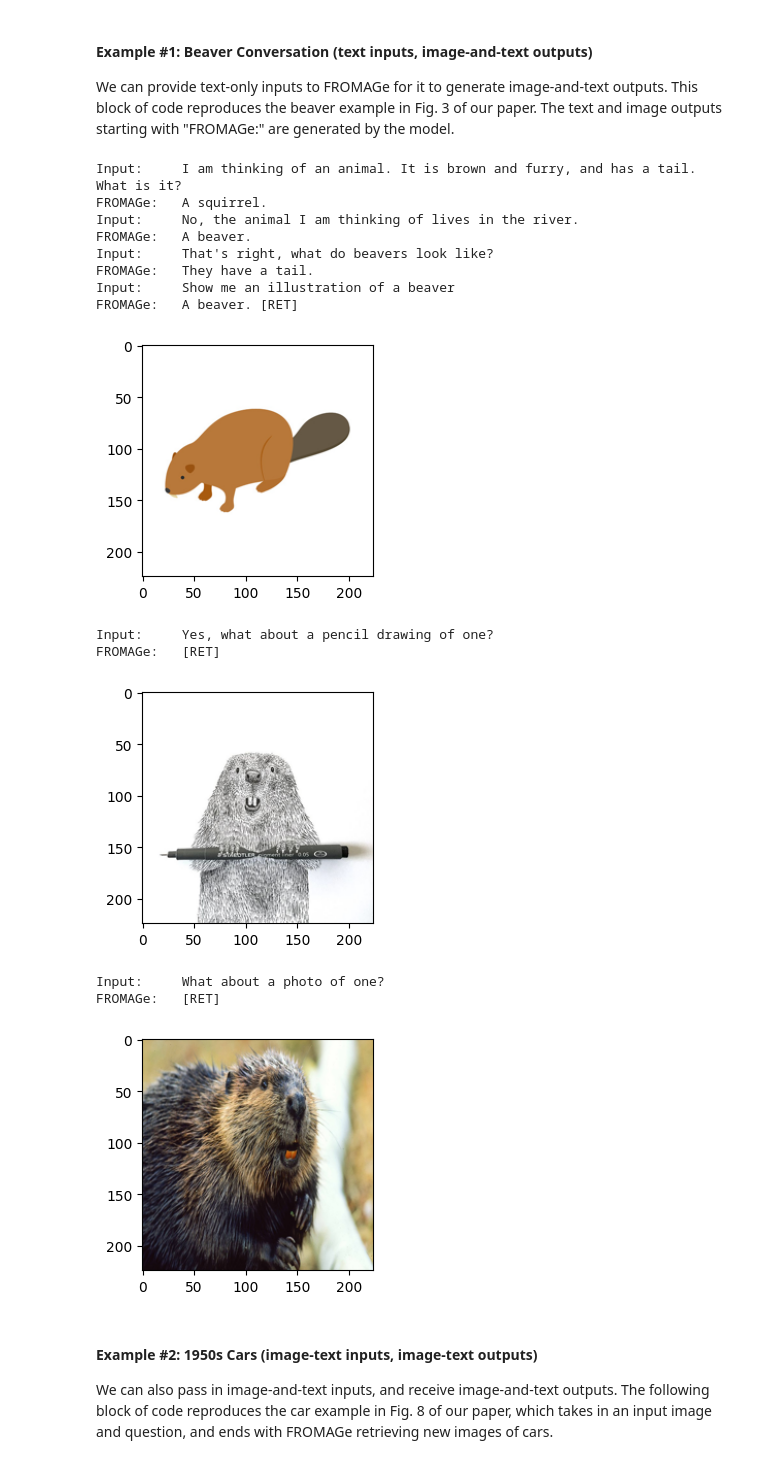
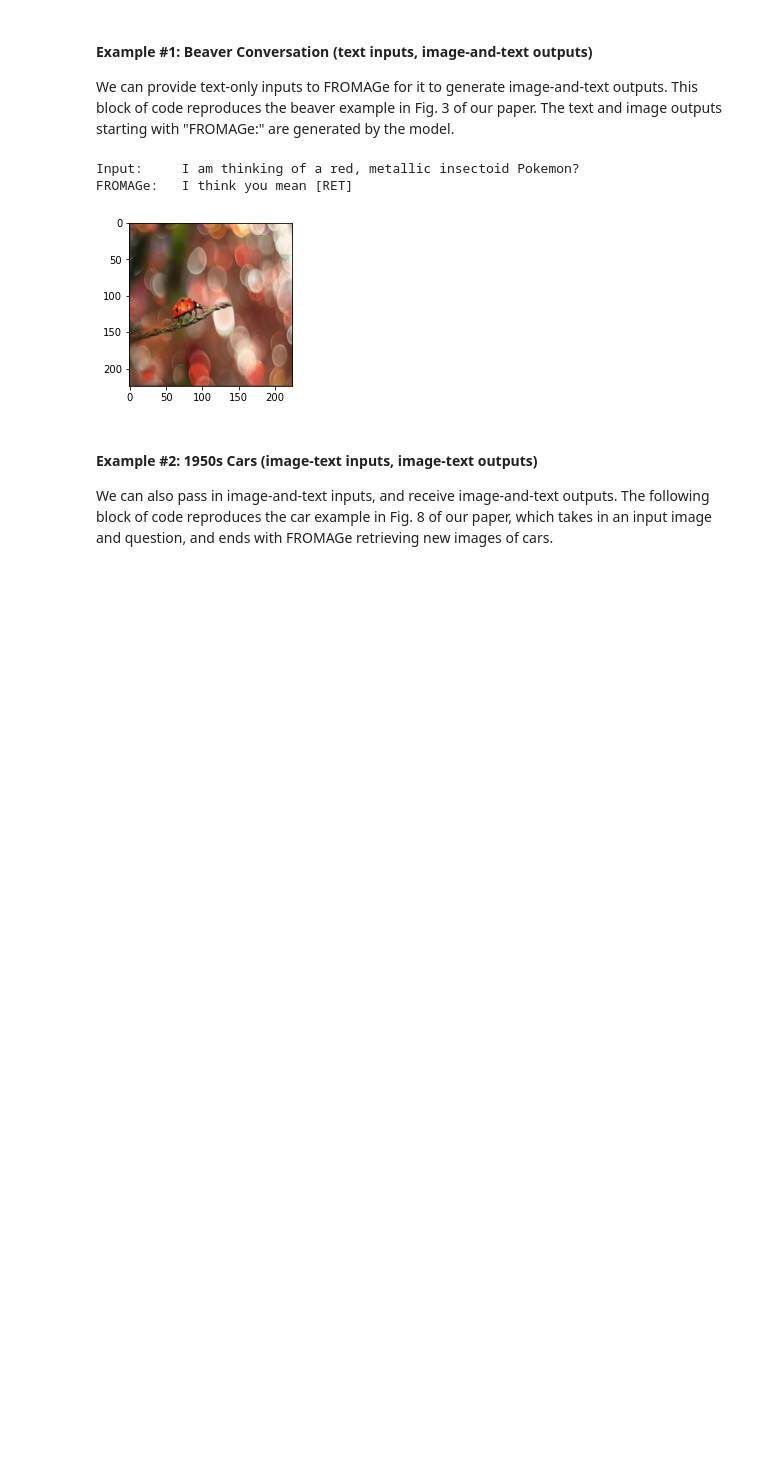
Before and after one commit to NMesaC/fromage_finetuning, a Jupyter notebook: FROMAGe_example_notebook.ipynb, the cells around one changed output. Drawn from its saved outputs; the diff is of its cells as text; code cells hidden in the pictures; blank space fills up the shorter version.

Commit message:
Updated notebook and models.py to be able to run fine tuned model off rip

```diff
--- a/FROMAGe_example_notebook.ipynb
+++ b/FROMAGe_example_notebook.ipynb
@@ -68,7 +84,7 @@ def display_interleaved_outputs(model_outputs, one_img_per_ret=True):
 We only have access to about 2.6M images from CC3M which still have valid URLs (outputs may differ slightly from the paper due to this). This limited set somewhat restricts the ability of the model to produce good outputs for certain prompts, which may be alleviated through collecting more images (e.g., from [LAION](https://laion.ai/blog/laion-400-open-dataset/)).
 # %%
 # Load model used in the paper.
-model_dir = './fromage_model/finetuned_model'
+model_dir = './scizor_model'
 model = models.load_fromage(model_dir)
 # %% [output]
 Using HuggingFace AutoFeatureExtractor for openai/clip-vit-large-patch14.
@@ -84,10 +100,10 @@ Freezing the VM.
 FROMAGe can seamlessly composite image and text data to retrieve images with the desired style or content. Note that the object ("cat") is never explicitly mentioned in text. This reproduces one of the examples in Fig. 3 of our paper.
 # %%
 # Load an image of a cat.
-inp_image = utils.get_image_from_url('https://www.alleycat.org/wp-content/uploads/2019/03/FELV-cat.jpg')
+inp_image = utils.get_image_from_url('https://img.pokemondb.net/artwork/large/scizor.jpg')
 
 # Get FROMAGe to retrieve images of cats in other styles.
-for inp_text in ['watercolor drawing [RET]', 'vector icon [RET]']:
+for inp_text in ['model [RET]', 'trading card [RET]']:
     prompt = [inp_image, inp_text]
     print('Prompt:')
     display_interleaved_outputs(prompt)
@@ -126,56 +142,39 @@ ret_scale_factor = 1.3  # Increase this hyperparameter to upweight the probabili
 # These will be sequentially fed into the model.
 # Update these to use your own prompts!
 input_prompts = [
-    "I am thinking of an animal. It is brown and furry, and has a tail. What is it?",  # Initial prompt.
-    "No, the animal I am thinking of lives in the river.",  # Second prompt, after seeing the model output "A squirrel.".
-    "That's right, what do beavers look like?",
-    "Show me an illustration of a beaver",
-    "Yes, what about a pencil drawing of one?",
-    "What about a photo of one?",
+    "I am thinking of a red, metallic insectoid Pokemon?",  # Initial prompt.
 ]
 
 
 # ==============================================
 # Code below this should not need to be edited.
 # ==============================================
 input_context = []
 all_outputs = []
 text = ''
 for p in input_prompts:
     # Add Q+A prefixes for prompting. This is helpful for generating dialogue.
     text += 'Q: ' + p + '\nA:'
     # Concatenate image and text.
     model_prompt = input_context + [text]
     model_outputs = model.generate_for_images_and_texts(
         model_prompt, num_words=32, ret_scale_factor=ret_scale_factor, max_num_rets=1)
     text += ' '.join([s for s in model_outputs if type(s) == str]) + '\n'
 
     # Format outputs.
     if type(model_outputs[0]) == str:
         model_outputs[0] = 'FROMAGe:  ' + model_outputs[0]
     else:
         # Image output
         model_outputs = ['FROMAGe:  '] + model_outputs[0]
     all_outputs.append('Input:     ' + p)
     all_outputs.extend(model_outputs)
 
 display_interleaved_outputs(all_outputs)
 # %% [output]
-Input:     I am thinking of an animal. It is brown and furry, and has a tail. What is it?
-FROMAGe:   A squirrel.
-Input:     No, the animal I am thinking of lives in the river.
-FROMAGe:   A beaver.
-Input:     That's right, what do beavers look like?
-FROMAGe:   They have a tail.
-Input:     Show me an illustration of a beaver
-FROMAGe:   A beaver. [RET]
+Input:     I am thinking of a red, metallic insectoid Pokemon?
+FROMAGe:   I think you mean [RET]
-[figure, old version]
+[figure, new version]
-Input:     Yes, what about a pencil drawing of one?
-FROMAGe:   [RET]
-[figure, removed]
-Input:     What about a photo of one?
-FROMAGe:   [RET]
-[figure, removed]
 # %% [markdown]
 #### Example #2: 1950s Cars (image-text inputs, image-text outputs)
 
```
Also changed, not shown: parts of 4 cells of this notebook, 7 other files.
